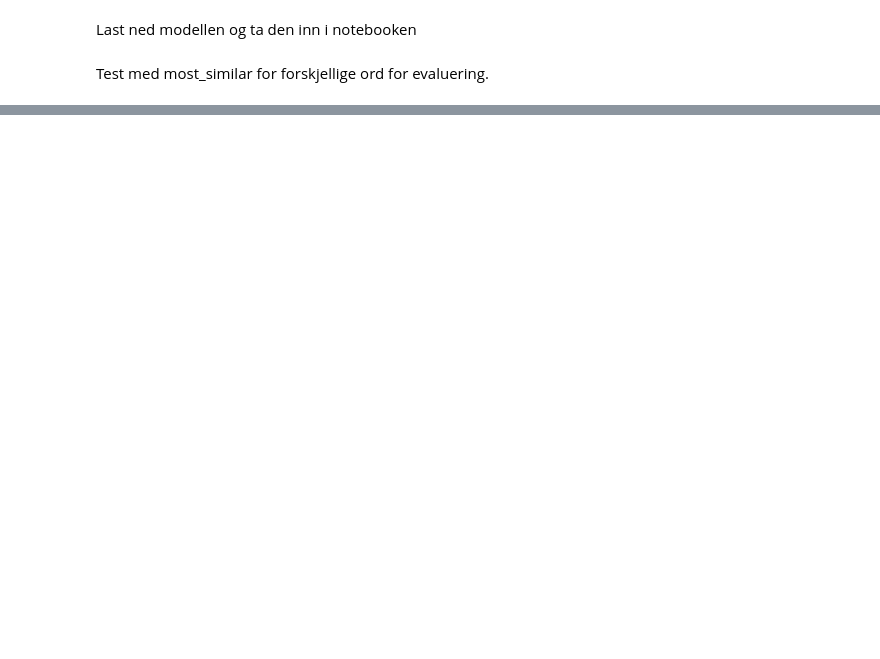
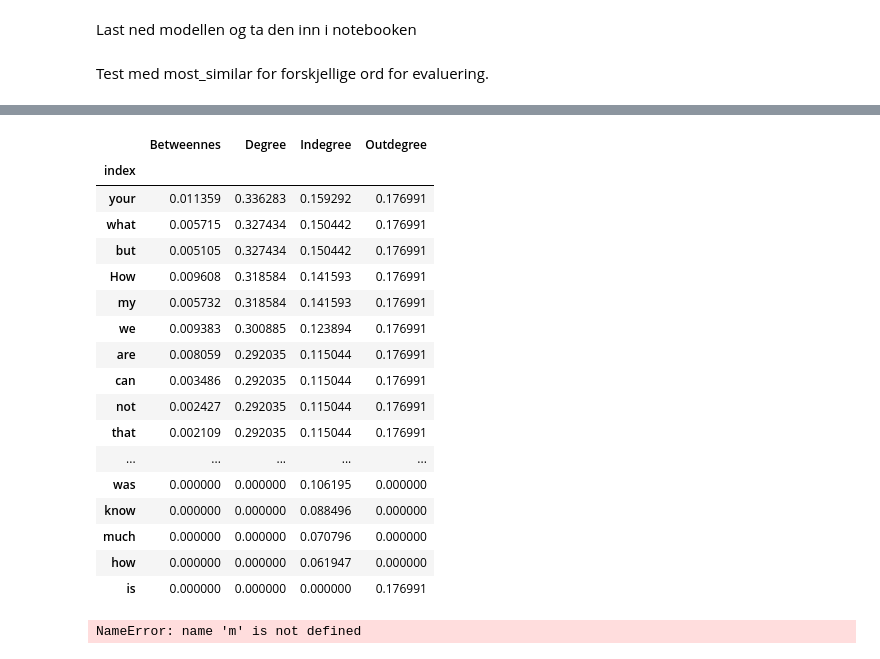
Before and after one commit to tungland/Generate_text, a Jupyter notebook: query_model.ipynb, the cells around one changed output, grey strips where cells are left out. Saved outputs shown, nothing was run; the diff lists cells and outputs as text; code cells hidden in the pictures; blank space fills up the shorter version.

```diff
--- a/query_model.ipynb
+++ b/query_model.ipynb
@@ -30,0 +188,36 @@ def sentence_equality(sentences):
+# %%
+def show_centralities(G, size=10):
+    cols = [Counter(nx.betweenness_centrality(G)).most_common(size),
+            Counter(nx.degree_centrality(G)).most_common(size),
+            Counter(nx.in_degree_centrality(G)).most_common(size),
+            Counter(nx.out_degree_centrality(G)).most_common(size)
+           ]
+    names = ["Betweennes", "Degree", "Indegree", "Outdegree"]
+    res = zip(names, cols)
+    cents = pd.concat(map(lambda x: pd.DataFrame(x[1], columns =['index', x[0]]).set_index('index'), res), axis = 1)
+    return cents
+# %%
+G = graf('is', model=d,top=20)
+(show_centralities(G, 20).fillna(0)
+    .sort_values(by=['Degree','Indegree','Betweennes','Outdegree',], ascending=False)
+    .style
+    .background_gradient(axis = 1))
+# %% [output]
+|  | Betweennes | Degree | Indegree | Outdegree |
+| index |  |  |  |  |
+| your | 0.011359 | 0.336283 | 0.159292 | 0.176991 |
+| what | 0.005715 | 0.327434 | 0.150442 | 0.176991 |
+| but | 0.005105 | 0.327434 | 0.150442 | 0.176991 |
+| How | 0.009608 | 0.318584 | 0.141593 | 0.176991 |
+| my | 0.005732 | 0.318584 | 0.141593 | 0.176991 |
+| we | 0.009383 | 0.300885 | 0.123894 | 0.176991 |
+| are | 0.008059 | 0.292035 | 0.115044 | 0.176991 |
+| can | 0.003486 | 0.292035 | 0.115044 | 0.176991 |
+| not | 0.002427 | 0.292035 | 0.115044 | 0.176991 |
+| that | 0.002109 | 0.292035 | 0.115044 | 0.176991 |
+| ... | ... | ... | ... | ... |
+| was | 0.000000 | 0.000000 | 0.106195 | 0.000000 |
+| know | 0.000000 | 0.000000 | 0.088496 | 0.000000 |
+| much | 0.000000 | 0.000000 | 0.070796 | 0.000000 |
+| how | 0.000000 | 0.000000 | 0.061947 | 0.000000 |
+| is | 0.000000 | 0.000000 | 0.000000 | 0.176991 |
@@ -30,0 +230,4 @@ def sentence_equality(sentences):
+# %%
+avec = np.add.reduce([m[x] for x in a])
+# %% [output]
+NameError: name 'm' is not defined
```
Also changed, not shown: parts of 28 cells of this notebook, 3 other files.
